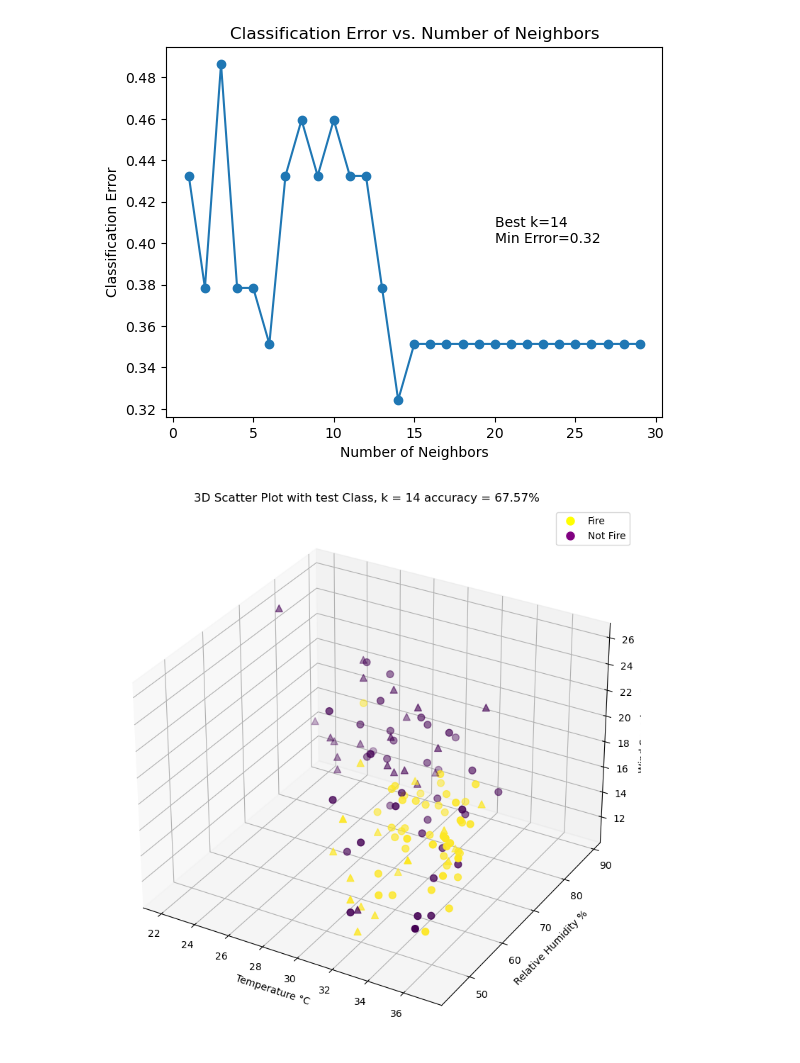
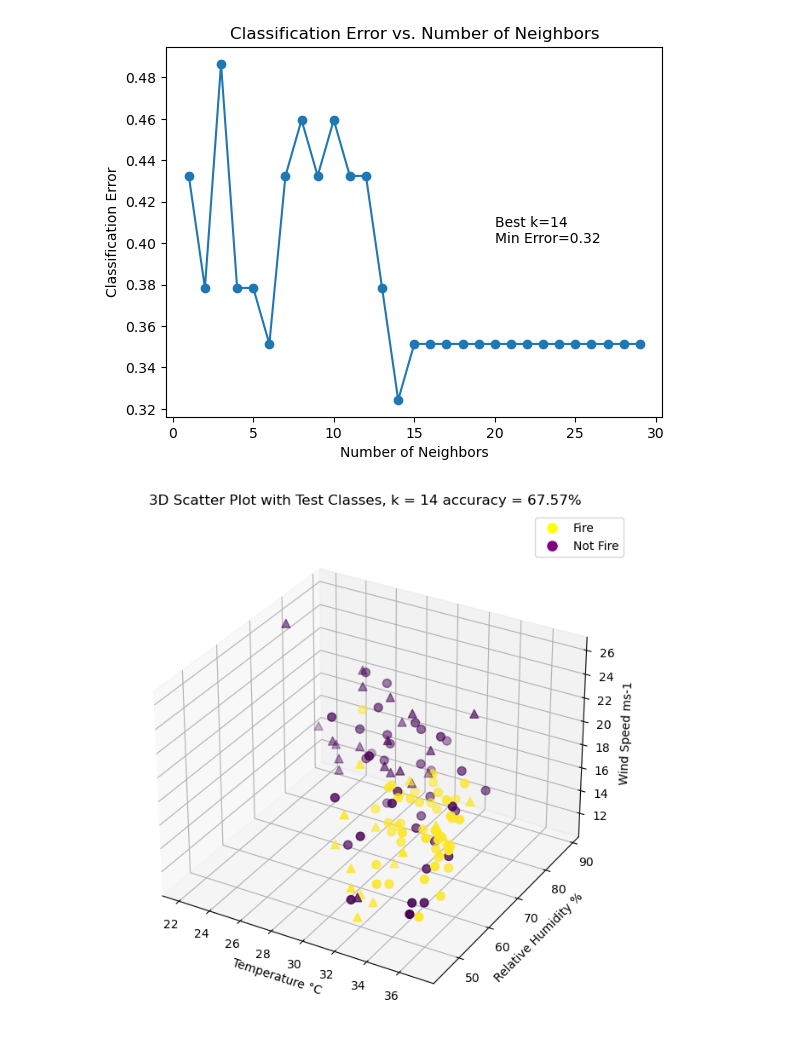
Before and after one commit to zelalemka/EOSC410-FinalProject, a Jupyter notebook: Final Project Knn v1.ipynb, the cells around one changed output. Saved outputs shown, nothing was run; the diff lists cells and outputs as text; code cells hidden in the pictures.

```diff
--- a/Final Project Knn v1.ipynb
+++ b/Final Project Knn v1.ipynb
@@ -234,38 +236,37 @@ y_pred = clf.predict(x_test)
 ## Calculate accuracy
 
 accuracy = np.round(np.mean(y_pred == y_test) * 100.0, 2)
 
 # Create a larger 3D scatter plot
 fig = plt.figure(figsize=(8, 8))
 ax = fig.add_subplot(111, projection='3d')
 
 
 # Scatter plot of the three variables colored by the predicted class
 
 scatter = ax.scatter(x_train[:, v1], x_train[:, v2], x_train[:, v3], c=y_train, cmap='viridis', s=50) # plot training data
 
 scatter = ax.scatter(x_test[:, v1], x_test[:, v2], x_test[:, v3], marker = "^",  c=y_pred, cmap='viridis', s=50) # plot testing (new) data
 
 # scatter = ax.scatter(x_test[:, v1], x_test[:, v2], x_test[:, v3], c= "black", s = 50)
 
 # Add labels and a legend for two output classes
 ax.set_xlabel(data_dict[1])
 ax.set_ylabel(data_dict[2])
 ax.set_zlabel(data_dict[3])
-ax.set_title(f'3D Scatter Plot with test Class, k = {n_neighbors} accuracy = {accuracy}% ')
+ax.set_title(f'3D Scatter Plot with Test Classes, k = {n_neighbors} accuracy = {accuracy}% ')
 
 legend_labels = ['Fire', 'Not Fire'] # Check order
 legend_handles = [plt.Line2D([0], [0], marker='o', color='w', markerfacecolor=color, markersize=10) for color in ["yellow", "purple"]]
 
 
 ax.legend(legend_handles, legend_labels)
+ax.set_box_aspect(aspect=None, zoom=0.92)
 
-plt.tight_layout()
 
-plt.savefig('3d_test.png', bbox_inches="tight")
-plt.show()
+plt.savefig('3d_test.png')
 # %% [output]
-[figure, old version]
+[figure, new version]
 # %%
 
 # Create and fit the KNN classifier
```
Also changed, not shown: parts of 3 cells of this notebook, 3 other files.
